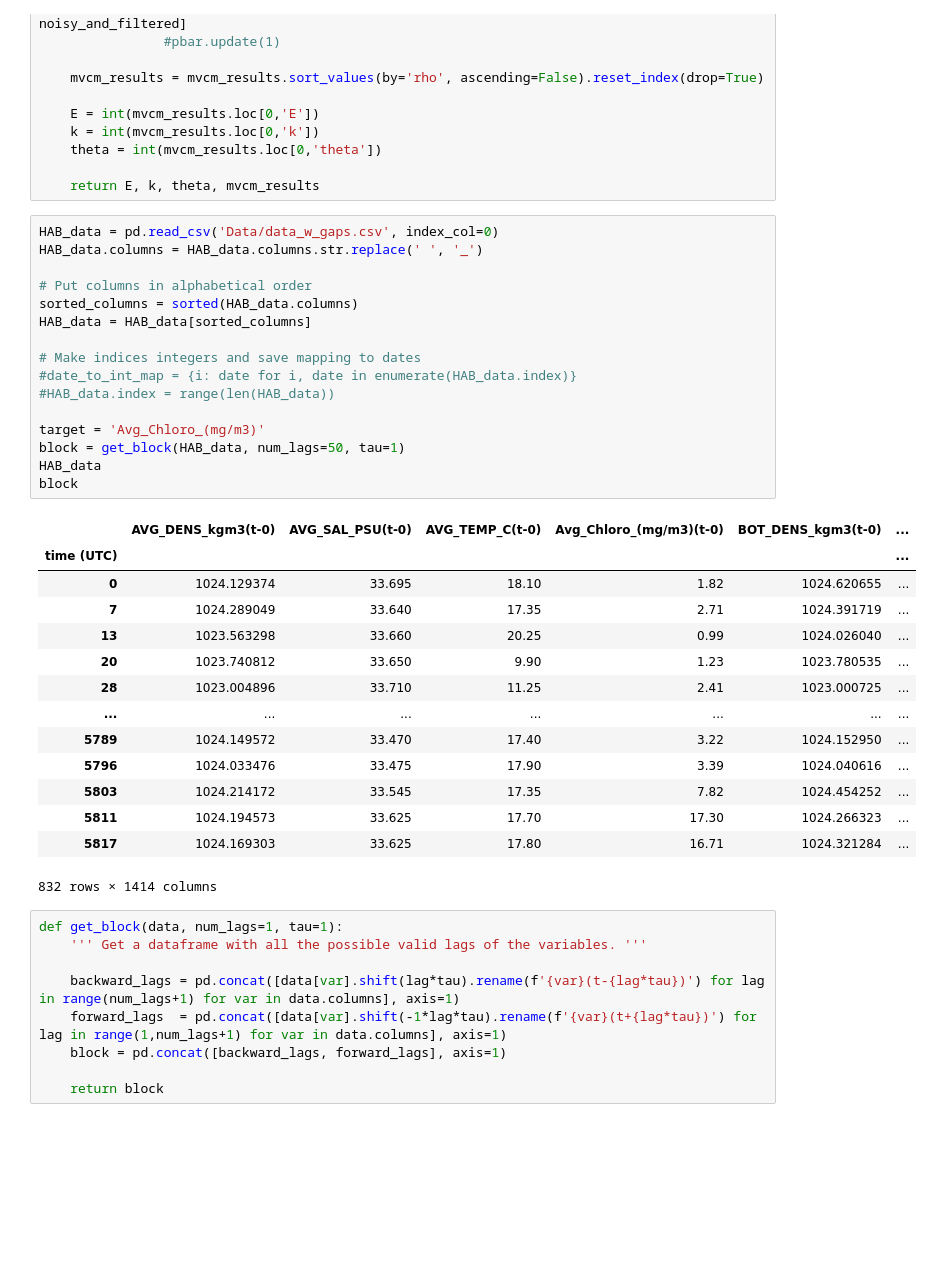
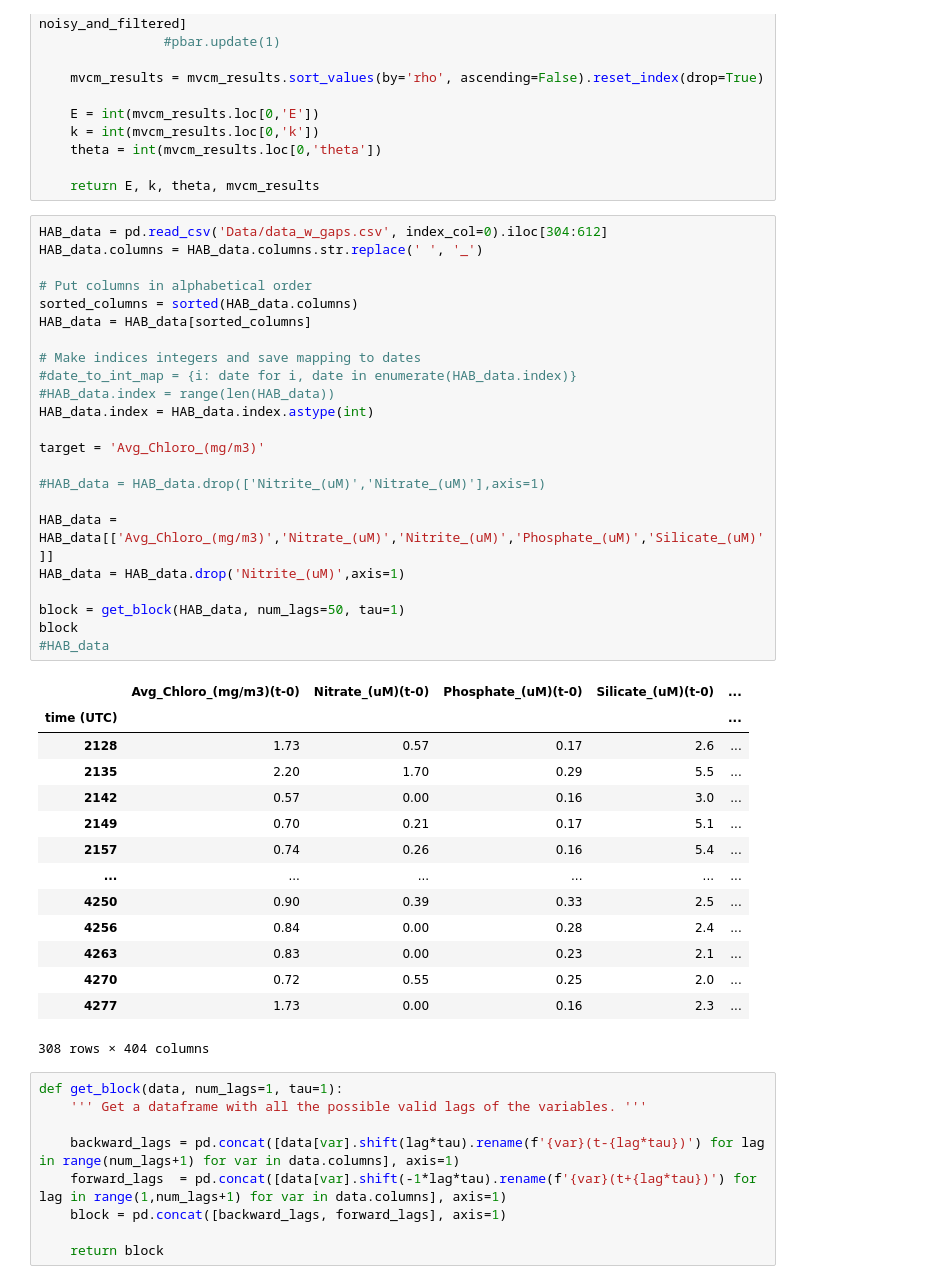
Before and after one commit to aparaselli/HAB-Prediction-Research, a Jupyter notebook: Code/MCVM_Filling.ipynb, the cells around one changed output. Saved outputs shown, nothing was run; the diff lists cells and outputs as text; blank space fills up the shorter version.

```diff
--- a/Code/MCVM_Filling.ipynb
+++ b/Code/MCVM_Filling.ipynb
@@ -186,36 +186,43 @@ def optimize_parameters_MVCM(block, target, all_xmap_results, Tp, gap_radius, li
 
     return E, k, theta, mvcm_results
 # %%
-HAB_data = pd.read_csv('Data/data_w_gaps.csv', index_col=0)
+HAB_data = pd.read_csv('Data/data_w_gaps.csv', index_col=0).iloc[304:612]
 HAB_data.columns = HAB_data.columns.str.replace(' ', '_')
 
 # Put columns in alphabetical order
 sorted_columns = sorted(HAB_data.columns)
 HAB_data = HAB_data[sorted_columns]
 
 # Make indices integers and save mapping to dates
 #date_to_int_map = {i: date for i, date in enumerate(HAB_data.index)}
 #HAB_data.index = range(len(HAB_data))
+HAB_data.index = HAB_data.index.astype(int)
 
 target = 'Avg_Chloro_(mg/m3)'
+
+#HAB_data = HAB_data.drop(['Nitrite_(uM)','Nitrate_(uM)'],axis=1)
+
+HAB_data = HAB_data[['Avg_Chloro_(mg/m3)','Nitrate_(uM)','Nitrite_(uM)','Phosphate_(uM)','Silicate_(uM)']]
+HAB_data = HAB_data.drop('Nitrite_(uM)',axis=1)
+
 block = get_block(HAB_data, num_lags=50, tau=1)
-HAB_data
 block
+#HAB_data
 # %% [output]
-|  | AVG_DENS_kgm3(t-0) | AVG_SAL_PSU(t-0) | AVG_TEMP_C(t-0) | Avg_Chloro_(mg/m3)(t-0) | BOT_DENS_kgm3(t-0) | ... |
-| time (UTC) |  |  |  |  |  | ... |
-| 0 | 1024.129374 | 33.695 | 18.10 | 1.82 | 1024.620655 | ... |
-| 7 | 1024.289049 | 33.640 | 17.35 | 2.71 | 1024.391719 | ... |
-| 13 | 1023.563298 | 33.660 | 20.25 | 0.99 | 1024.026040 | ... |
-| 20 | 1023.740812 | 33.650 | 9.90 | 1.23 | 1023.780535 | ... |
-| 28 | 1023.004896 | 33.710 | 11.25 | 2.41 | 1023.000725 | ... |
-| ... | ... | ... | ... | ... | ... | ... |
-| 5789 | 1024.149572 | 33.470 | 17.40 | 3.22 | 1024.152950 | ... |
-| 5796 | 1024.033476 | 33.475 | 17.90 | 3.39 | 1024.040616 | ... |
-| 5803 | 1024.214172 | 33.545 | 17.35 | 7.82 | 1024.454252 | ... |
-| 5811 | 1024.194573 | 33.625 | 17.70 | 17.30 | 1024.266323 | ... |
-| 5817 | 1024.169303 | 33.625 | 17.80 | 16.71 | 1024.321284 | ... |
+|  | Avg_Chloro_(mg/m3)(t-0) | Nitrate_(uM)(t-0) | Phosphate_(uM)(t-0) | Silicate_(uM)(t-0) | ... |
+| time (UTC) |  |  |  |  | ... |
+| 2128 | 1.73 | 0.57 | 0.17 | 2.6 | ... |
+| 2135 | 2.20 | 1.70 | 0.29 | 5.5 | ... |
+| 2142 | 0.57 | 0.00 | 0.16 | 3.0 | ... |
+| 2149 | 0.70 | 0.21 | 0.17 | 5.1 | ... |
+| 2157 | 0.74 | 0.26 | 0.16 | 5.4 | ... |
+| ... | ... | ... | ... | ... | ... |
+| 4250 | 0.90 | 0.39 | 0.33 | 2.5 | ... |
+| 4256 | 0.84 | 0.00 | 0.28 | 2.4 | ... |
+| 4263 | 0.83 | 0.00 | 0.23 | 2.1 | ... |
+| 4270 | 0.72 | 0.55 | 0.25 | 2.0 | ... |
+| 4277 | 1.73 | 0.00 | 0.16 | 2.3 | ... |
-832 rows × 1414 columns
+308 rows × 404 columns
 # %%
 def get_block(data, num_lags=1, tau=1):
     ''' Get a dataframe with all the possible valid lags of the variables. '''
```
Also changed, not shown: parts of 8 cells of this notebook, 2 other files.
